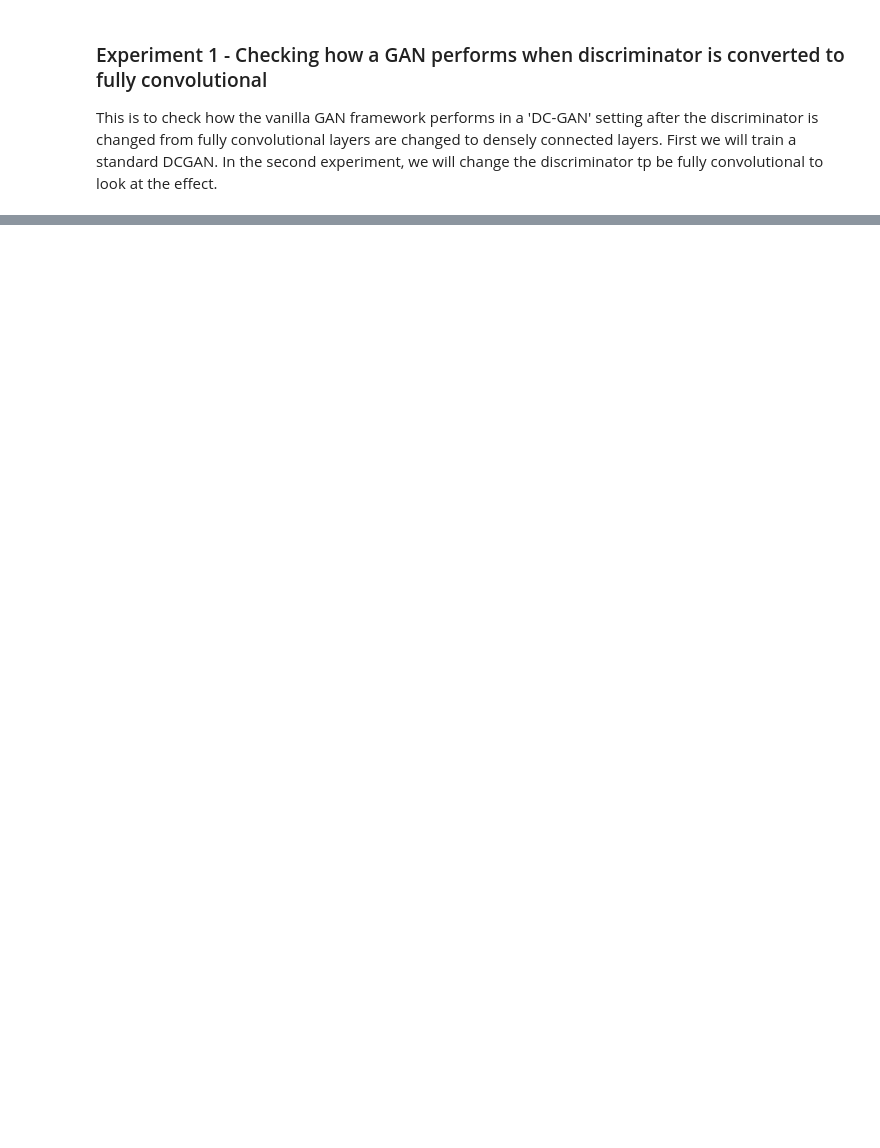
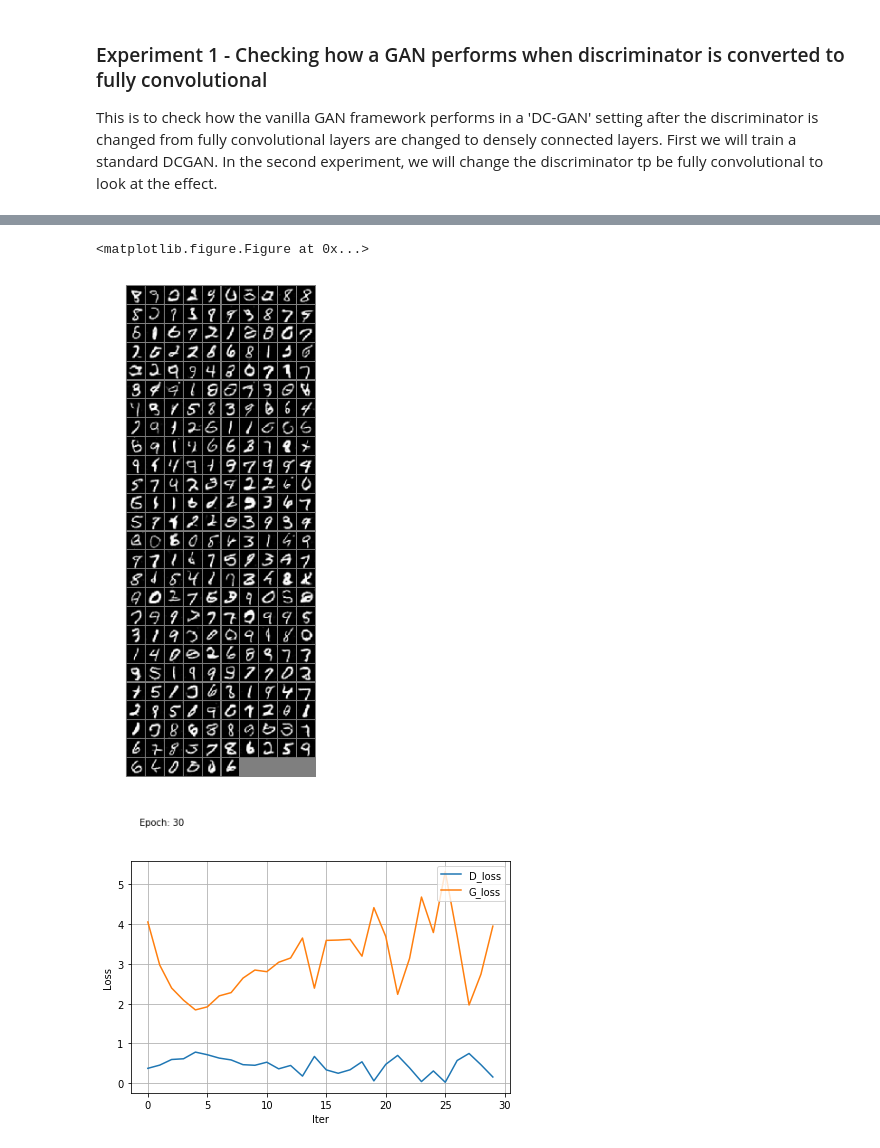
Before and after one commit to lovish1234/MLPrototype, a Jupyter notebook: siamese-triplet/Experiment-1.ipynb, the cells around one changed output, grey strips where cells are left out. Cells and saved outputs as stored; diff of their text form; code cells hidden in the pictures; blank space fills up the shorter version.

```diff
--- a/siamese-triplet/Experiment-1.ipynb
+++ b/siamese-triplet/Experiment-1.ipynb
@@ -35,7 +35,7 @@ Load a standard dataset for experiments
 # %%
 classes = [i for i in range(10)]
-instances = [5000 for i in range(10)]
-batchSize = 128
+instances = [7000 for i in range(10)]
+batchSize = 256
 
 mnist_dataset = loadDataset('MNIST', classes, instances, 'train')
 mnist_dataloader = torch.utils.data.DataLoader(mnist_dataset,
@@ -43,3 +43,10 @@ mnist_dataloader = torch.utils.data.DataLoader(mnist_dataset,
                                                shuffle = True,
                                                num_workers = 2,
                                                drop_last=True)
+
+svhn_dataset = loadDataset('SVHN', classes, instances, 'train')
+svhn_dataloader = torch.utils.data.DataLoader(mnist_dataset,
+                                               batch_size = batchSize,
+                                               shuffle = True,
+                                               num_workers = 2,
+                                               drop_last=True)
@@ -46,7 +55,7 @@ mnist_dataloader = torch.utils.data.DataLoader(mnist_dataset,
 # %%
 numInputChannels = 100
-numGenFilter = 32
-numDiscFilter = 32
+numGenFilter = 64
+numDiscFilter = 64
 numOutputChannels = 1
 
 
@@ -54,6 +63,9 @@ learningRate = 0.0002
 epochs = 100
 
 cuda = 1
+
+imageSize = 32
+numClasses = 10
 # %%
 def showTrainHist(trainHist):
 
@@ -91,6 +109,8 @@ def train(trainLoader,
     D = Discriminator(numOutputChannels, numDiscFilter)
 
     #initialize the weights here
+    G.weight_init(mean=0.0, std=0.02)
+    D.weight_init(mean=0.0, std=0.02)
 
     # take the binary cross entropy loss
     lossFunction = nn.BCELoss()
@@ -105,8 +125,8 @@ def train(trainLoader,
     # real input to the discriminator
     discRealInput = torch.FloatTensor(batchSize,
                                       1,
-                                      32,
-                                      32)
+                                      imageSize,
+                                      imageSize)
     discRealLabel = torch.FloatTensor(batchSize)
     discRealLabel.fill_(1)
 
@@ -123,7 +143,6 @@ def train(trainLoader,
                                    1,
                                    1)
     fixedNoise.normal_(0,1)
-
 
 
     if cuda:
@@ -149,7 +168,7 @@ def train(trainLoader,
     trainHist['perEpochTime'] = []
     trainHist['totalTime'] = []
 
-
+    # training starts
     for epoch in range(epochs):
 
         generatorLosses = []
@@ -253,5 +272,5 @@ def train(trainLoader,
 # %%
 from model import Generator, Discriminator
 
-train(mnist_dataloader, epochs=100)
+train(mnist_dataloader, epochs=30)
 # %% [output]
@@ -274,0 +294,3 @@ Epoch : [96/100] time: 15.70, loss_d: 0.097, loss_g: 5.025
+<matplotlib.figure.Figure at 0x...>
+[figure, added]
+[figure, added]
```
Also changed, not shown: parts of 24 cells of this notebook.
